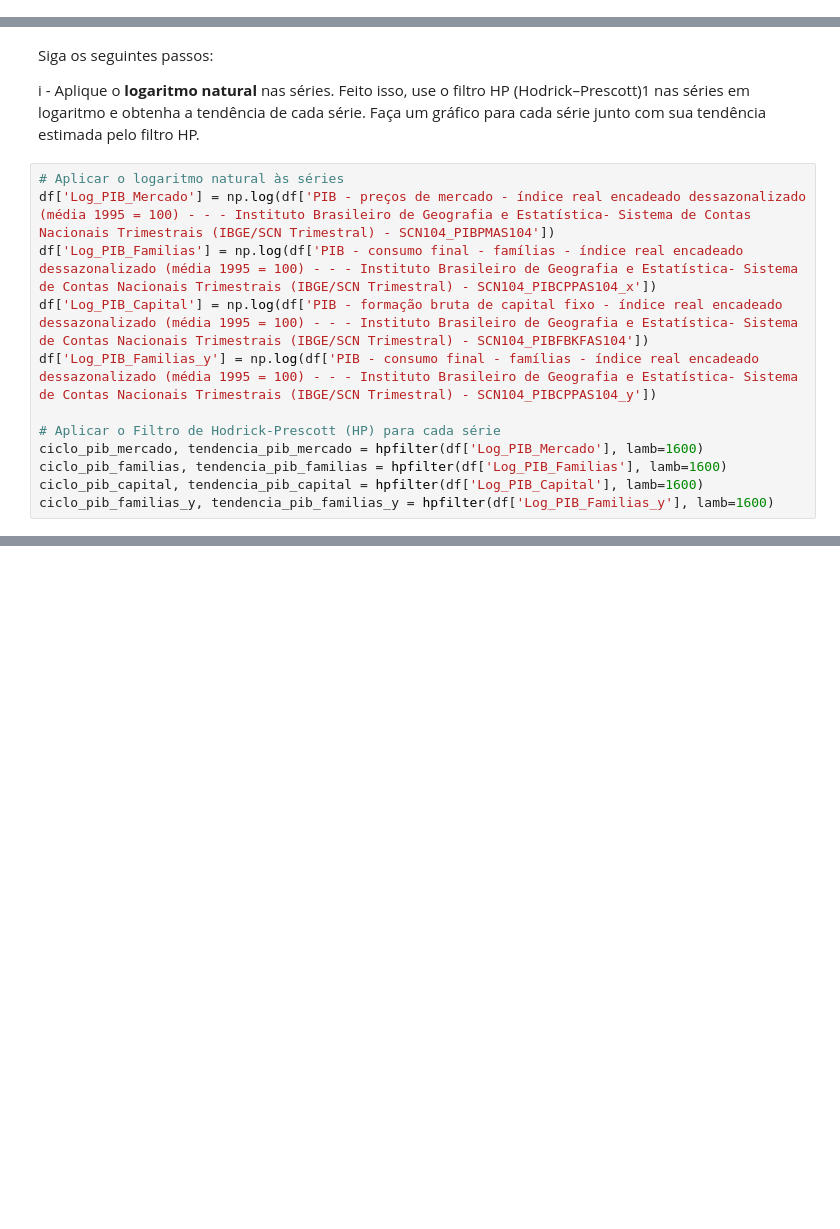
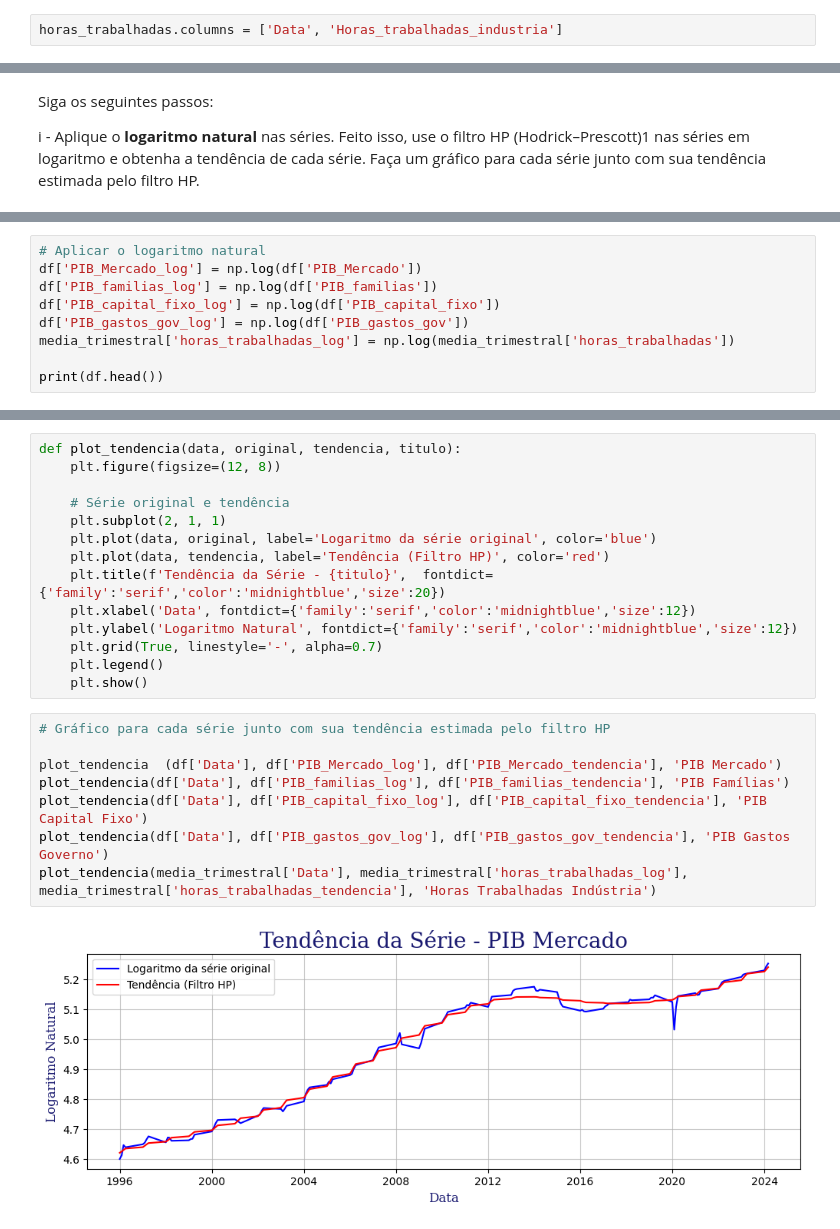
Before and after one commit to meduardajustino/Macroeconomia1, a Jupyter notebook: Lista 1/Questão 1/Questão_1.ipynb, the cells around one changed output, grey strips where cells are left out. Cells and saved outputs as stored; diff of their text form; blank space fills up the shorter version.

```diff
--- a/Lista 1/Questão 1/Questão_1.ipynb
+++ b/Lista 1/Questão 1/Questão_1.ipynb
@@ -81,3 +101,5 @@ print(df[['Data', 'Trimestre-Ano']].head())
+# %%
+horas_trabalhadas.columns = ['Data', 'Horas_trabalhadas_industria']
 # %%
 def converter_data(value):
     try:
@@ -137,15 +193,3 @@ Siga os seguintes passos:
 i - Aplique o **logaritmo natural** nas séries. Feito isso, use o filtro HP (Hodrick–Prescott)1 nas
 séries em logaritmo e obtenha a tendência de cada série. Faça um gráfico para cada
 série junto com sua tendência estimada pelo filtro HP.
-# %%
-# Aplicar o logaritmo natural às séries
-df['Log_PIB_Mercado'] = np.log(df['PIB - preços de mercado - índice real encadeado dessazonalizado (média 1995 = 100) - - - Instituto Brasileiro de Geografia e Estatística- Sistema de Contas Nacionais Trimestrais (IBGE/SCN Trimestral) - SCN104_PIBPMAS104'])
-df['Log_PIB_Familias'] = np.log(df['PIB - consumo final - famílias - índice real encadeado dessazonalizado (média 1995 = 100) - - - Instituto Brasileiro de Geografia e Estatística- Sistema de Contas Nacionais Trimestrais (IBGE/SCN Trimestral) - SCN104_PIBCPPAS104_x'])
-df['Log_PIB_Capital'] = np.log(df['PIB - formação bruta de capital fixo - índice real encadeado dessazonalizado (média 1995 = 100) - - - Instituto Brasileiro de Geografia e Estatística- Sistema de Contas Nacionais Trimestrais (IBGE/SCN Trimestral) - SCN104_PIBFBKFAS104'])
-df['Log_PIB_Familias_y'] = np.log(df['PIB - consumo final - famílias - índice real encadeado dessazonalizado (média 1995 = 100) - - - Instituto Brasileiro de Geografia e Estatística- Sistema de Contas Nacionais Trimestrais (IBGE/SCN Trimestral) - SCN104_PIBCPPAS104_y'])
-
-# Aplicar o Filtro de Hodrick-Prescott (HP) para cada série
-ciclo_pib_mercado, tendencia_pib_mercado = hpfilter(df['Log_PIB_Mercado'], lamb=1600)
-ciclo_pib_familias, tendencia_pib_familias = hpfilter(df['Log_PIB_Familias'], lamb=1600)
-ciclo_pib_capital, tendencia_pib_capital = hpfilter(df['Log_PIB_Capital'], lamb=1600)
-ciclo_pib_familias_y, tendencia_pib_familias_y = hpfilter(df['Log_PIB_Familias_y'], lamb=1600)
@@ -153,0 +196,9 @@ NameError: name 'hpfilter' is not defined
+# %%
+# Aplicar o logaritmo natural
+df['PIB_Mercado_log'] = np.log(df['PIB_Mercado'])
+df['PIB_familias_log'] = np.log(df['PIB_familias'])
+df['PIB_capital_fixo_log'] = np.log(df['PIB_capital_fixo'])
+df['PIB_gastos_gov_log'] = np.log(df['PIB_gastos_gov'])
+media_trimestral['horas_trabalhadas_log'] = np.log(media_trimestral['horas_trabalhadas'])
+
+print(df.head())
@@ -153,0 +237,24 @@ NameError: name 'hpfilter' is not defined
+# %%
+def plot_tendencia(data, original, tendencia, titulo):
+    plt.figure(figsize=(12, 8))
+
+    # Série original e tendência
+    plt.subplot(2, 1, 1)
+    plt.plot(data, original, label='Logaritmo da série original', color='blue')
+    plt.plot(data, tendencia, label='Tendência (Filtro HP)', color='red')
+    plt.title(f'Tendência da Série - {titulo}',  fontdict={'family':'serif','color':'midnightblue','size':20})
+    plt.xlabel('Data', fontdict={'family':'serif','color':'midnightblue','size':12})
+    plt.ylabel('Logaritmo Natural', fontdict={'family':'serif','color':'midnightblue','size':12})
+    plt.grid(True, linestyle='-', alpha=0.7)
+    plt.legend()
+    plt.show()
+# %%
+# Gráfico para cada série junto com sua tendência estimada pelo filtro HP
+
+plot_tendencia  (df['Data'], df['PIB_Mercado_log'], df['PIB_Mercado_tendencia'], 'PIB Mercado')
+plot_tendencia(df['Data'], df['PIB_familias_log'], df['PIB_familias_tendencia'], 'PIB Famílias')
+plot_tendencia(df['Data'], df['PIB_capital_fixo_log'], df['PIB_capital_fixo_tendencia'], 'PIB Capital Fixo')
+plot_tendencia(df['Data'], df['PIB_gastos_gov_log'], df['PIB_gastos_gov_tendencia'], 'PIB Gastos Governo')
+plot_tendencia(media_trimestral['Data'], media_trimestral['horas_trabalhadas_log'], media_trimestral['horas_trabalhadas_tendencia'], 'Horas Trabalhadas Indústria')
+# %% [output]
+[figure, added]
```
Also changed, not shown: parts of 27 cells of this notebook, 3 other files.
